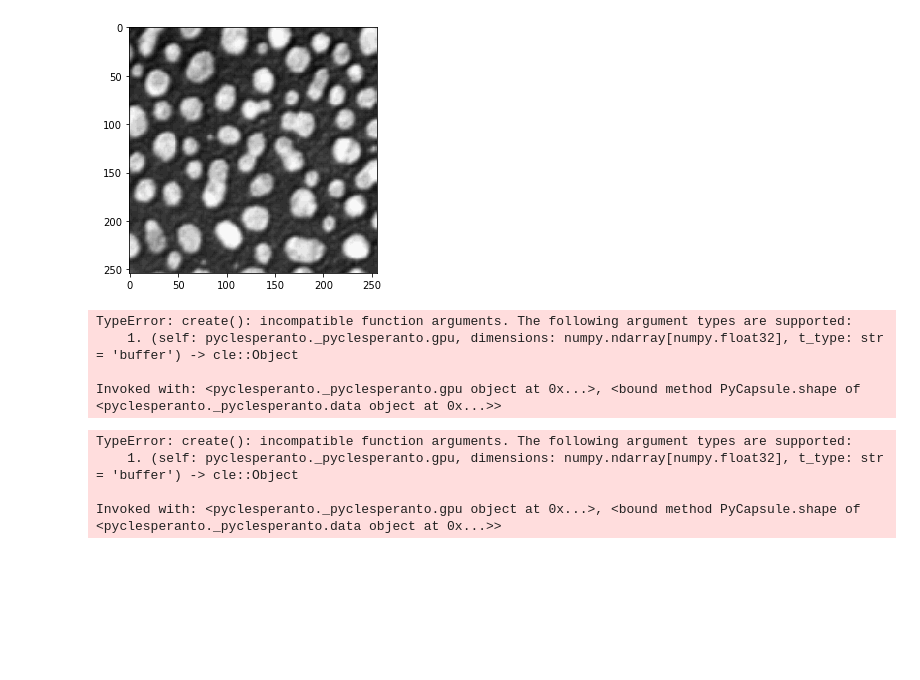
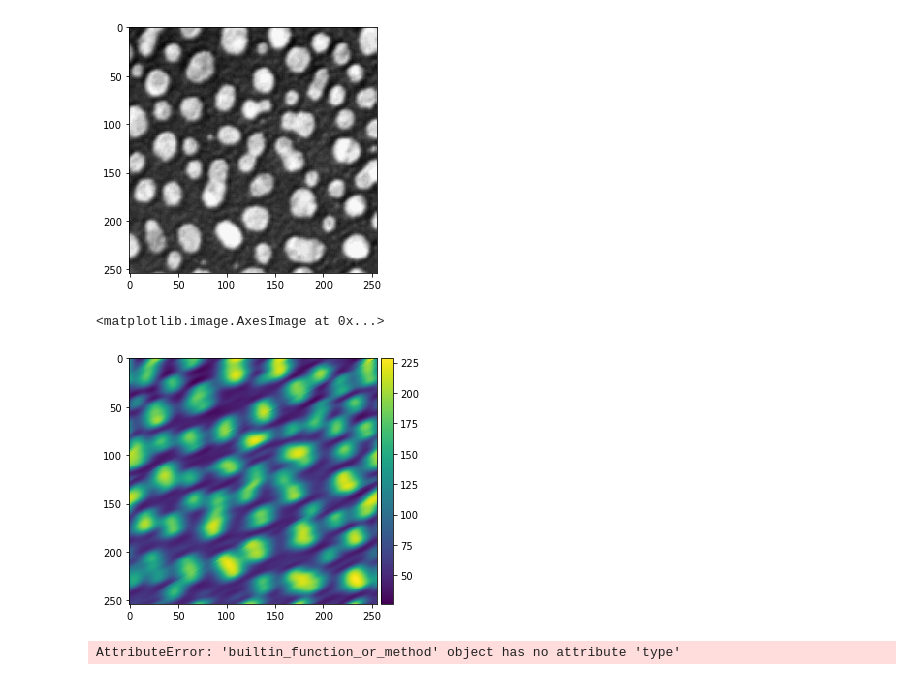
Before and after one commit to clEsperanto/pyclesperanto, a Jupyter notebook: demo/API_demo.ipynb, the cells around one changed output. Saved outputs shown, nothing was run; the diff lists cells and outputs as text; code cells hidden in the pictures; blank space fills up the shorter version.

```diff
--- a/demo/API_demo.ipynb
+++ b/demo/API_demo.ipynb
@@ -14,11 +14,9 @@ imshow(image)
 <matplotlib.image.AxesImage at 0x...>
 [figure]
 # %%
-blurred = cle.gaussian_blur(cle.push(image), sigma_x=3, sigma_y=3)
+blurred = cle.gaussian_blur(image, sigma_x=3, sigma_y=3)
 
 imshow(cle.pull(blurred))
 # %% [output]
-TypeError: create(): incompatible function arguments. The following argument types are supported:
-    1. (self: pyclesperanto._pyclesperanto.gpu, dimensions: numpy.ndarray[numpy.float32], t_type: str = 'buffer') -> cle::Object
-
-Invoked with: <pyclesperanto._pyclesperanto.gpu object at 0x...>, <bound method PyCapsule.shape of <pyclesperanto._pyclesperanto.data object at 0x...>>
+<matplotlib.image.AxesImage at 0x...>
+[figure, added]
@@ -27,9 +22,0 @@ blurred
-# %%
-blurred = cle.gaussian_blur(image, sigma_x=3, sigma_y=3)
-
-imshow(cle.pull(blurred))
-# %% [output]
-TypeError: create(): incompatible function arguments. The following argument types are supported:
-    1. (self: pyclesperanto._pyclesperanto.gpu, dimensions: numpy.ndarray[numpy.float32], t_type: str = 'buffer') -> cle::Object
-
-Invoked with: <pyclesperanto._pyclesperanto.gpu object at 0x...>, <bound method PyCapsule.shape of <pyclesperanto._pyclesperanto.data object at 0x...>>
@@ -38,0 +23,4 @@ a.func()
+# %%
+imshow(blurred) # todo
+# %% [output]
+AttributeError: 'builtin_function_or_method' object has no attribute 'type'
```
Also changed, not shown: parts of 2 cells of this notebook.
